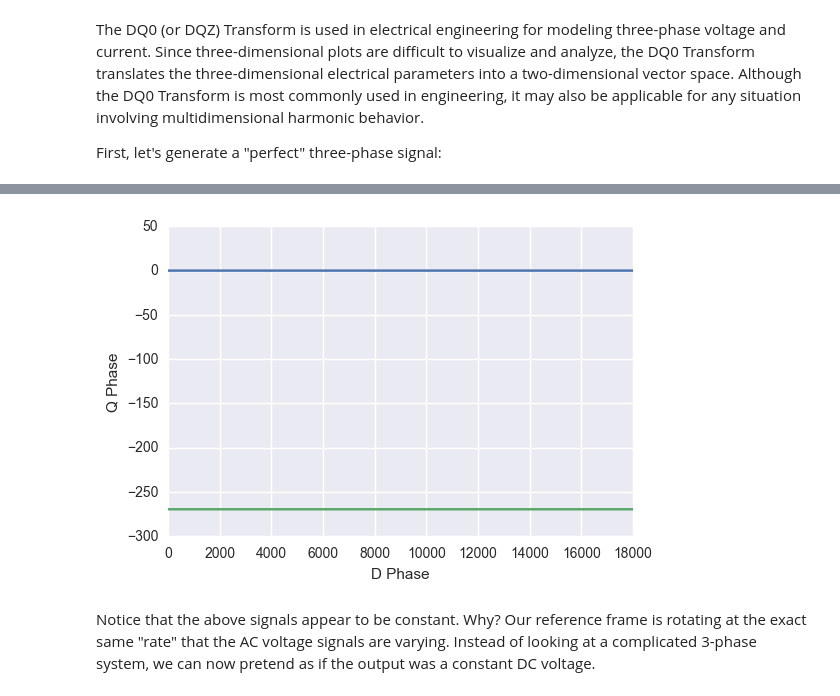
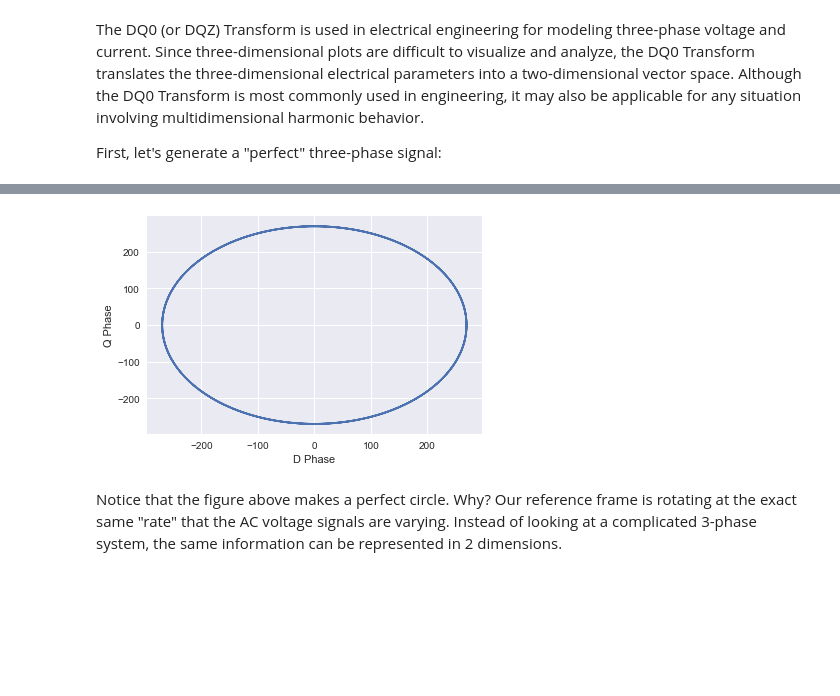
Before and after one commit to drericstrong/Blog, a Jupyter notebook: 20170106_DQ0TransformInPython.ipynb, the cells around one changed output, grey strips where cells are left out. Drawn from its saved outputs; the diff is of its cells as text; code cells hidden in the pictures; blank space fills up the shorter version.

```diff
--- a/20170106_DQ0TransformInPython.ipynb
+++ b/20170106_DQ0TransformInPython.ipynb
@@ -35,31 +36,16 @@ The DQ0 Transform will translate the three variables above into two variables, c
-# %%
-# Theta is phase angle, each data should be a numpy array
-def dq0_transform(thetas, data1, data2, data3):
-    d_list = []
-    q_list = []
-    for ii, t in enumerate(thetas):
-        # Clarke Transform
-        x = (2*data1[ii] - data2[ii] - data3[ii])*(1/np.sqrt(6));
-        y = (data2[ii] - data3[ii])*(1/np.sqrt(2));
-        z = (data1[ii] + data2[ii] + data3[ii])*(1/np.sqrt(3));
-        # Park Transform
-        cos_t = np.cos(t);
-        sin_t = np.sin(t);
-        # CP Transform
-        d = cos_t*x + sin_t*y;
-        q = cos_t*y - sin_t*x;
-        # Add the results to the list
-        d_list.append(d)
-        q_list.append(q)
-    return d_list, q_list
-
-# Calculate and plot the results
-d_list, q_list = dq0_transform(thetas, v1, v2, v3)
-plt.plot(d_list)
-plt.plot(q_list)
-plt.xlabel('D Phase')
-plt.ylabel('Q Phase');
-# %% [output]
-[figure, removed]
+# %%
+def dq0_transform(v_a, v_b, v_c):
+    d=(np.sqrt(2/3)*v_a-(1/(np.sqrt(6)))*v_b-(1/(np.sqrt(6)))*v_c)
+    q=((1/(np.sqrt(2)))*v_b-(1/(np.sqrt(2)))*v_c)
+    return d, q
+
+# Calculate and plot the results
+d, q = dq0_transform(v1, v2, v3)
+plt.figure()
+plt.plot(d, q)
+plt.xlabel('D Phase')
+plt.ylabel('Q Phase');
+# %% [output]
+[figure, added]
 # %% [markdown]
-Notice that the above signals appear to be constant. Why? Our reference frame is rotating at the exact same "rate" that the AC voltage signals are varying. Instead of looking at a complicated 3-phase system, we can now pretend as if the output was a constant DC voltage.
+Notice that the figure above makes a perfect circle. Why? Our reference frame is rotating at the exact same "rate" that the AC voltage signals are varying. Instead of looking at a complicated 3-phase system, the same information can be represented in 2 dimensions.
```
Also changed, not shown: parts of 2 cells of this notebook.
